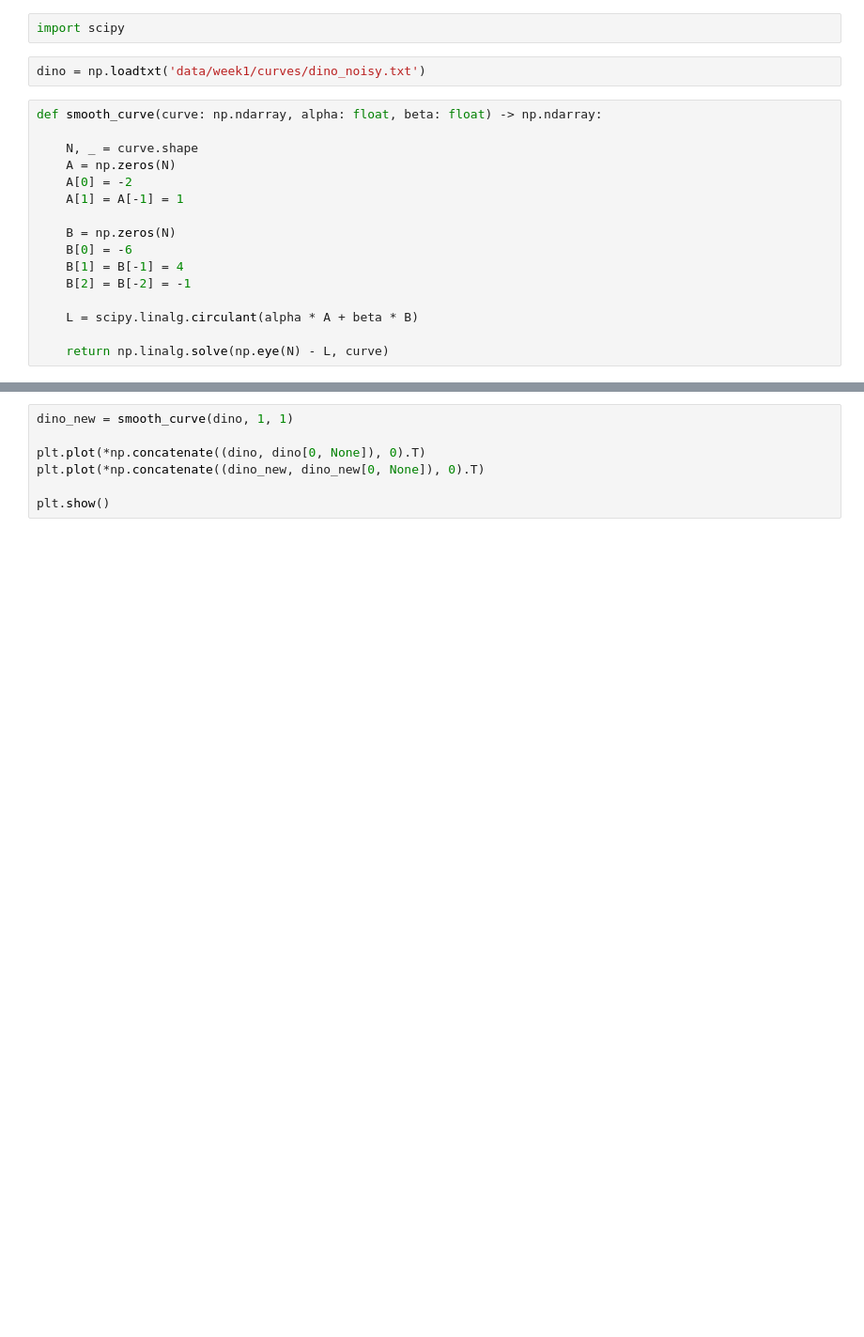
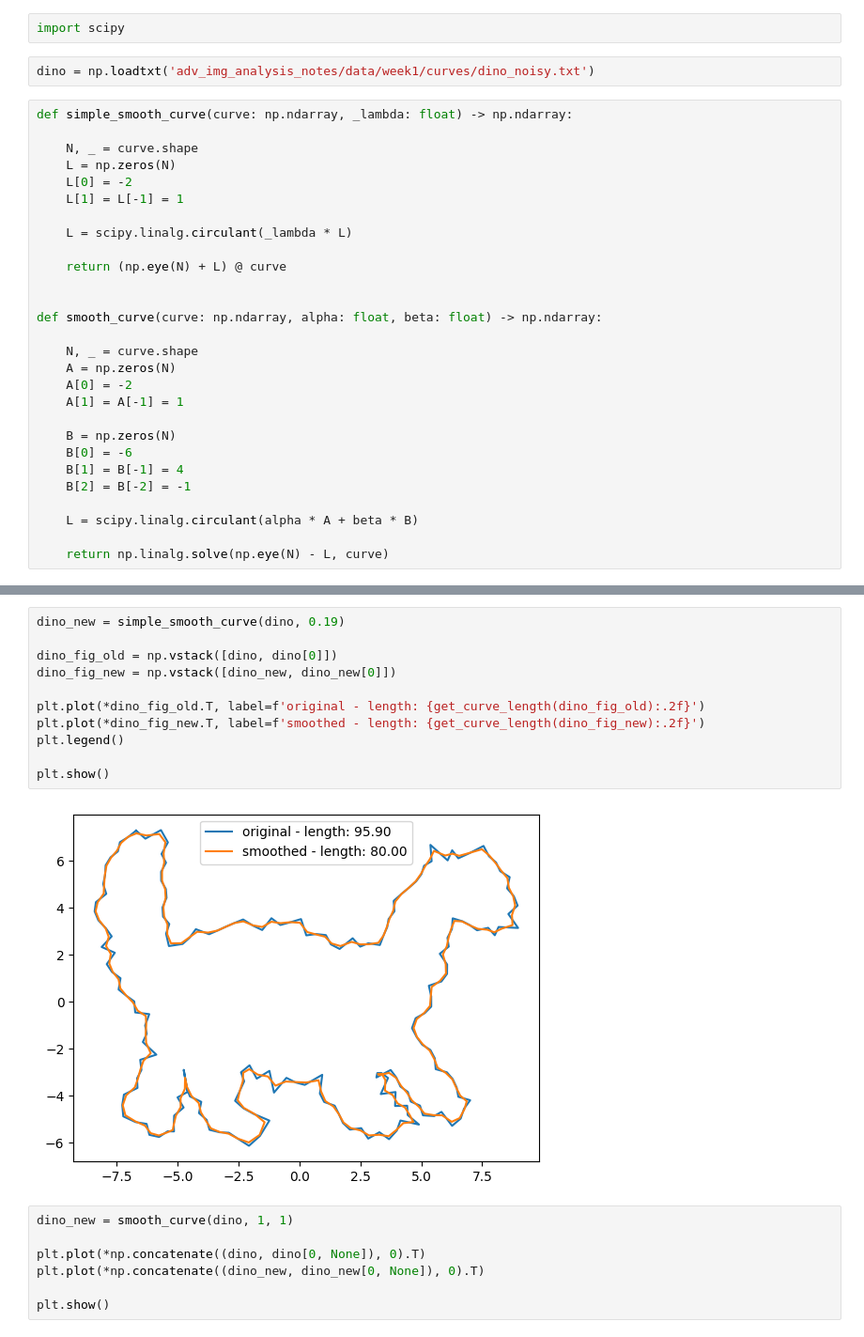
Before and after one commit to nielsenchristianole/adv_img_analysis_notes, a Jupyter notebook: excercises/week01.ipynb, the cells around one changed output, grey strips where cells are left out. Shown at 94% size. Cells and saved outputs as stored; diff of their text form; blank space fills up the shorter version.

```diff
--- a/excercises/week01.ipynb
+++ b/excercises/week01.ipynb
@@ -117,8 +122,20 @@ plt.show()
 # %%
 import scipy
 # %%
-dino = np.loadtxt('data/week1/curves/dino_noisy.txt')
+dino = np.loadtxt('adv_img_analysis_notes/data/week1/curves/dino_noisy.txt')
 # %%
+def simple_smooth_curve(curve: np.ndarray, _lambda: float) -> np.ndarray:
+
+    N, _ = curve.shape
+    L = np.zeros(N)
+    L[0] = -2
+    L[1] = L[-1] = 1
+
+    L = scipy.linalg.circulant(_lambda * L)
+
+    return (np.eye(N) + L) @ curve
+
+
 def smooth_curve(curve: np.ndarray, alpha: float, beta: float) -> np.ndarray:
 
     N, _ = curve.shape
@@ -137,3 +161,16 @@ def smooth_curve(curve: np.ndarray, alpha: float, beta: float) -> np.ndarray:
+# %%
+dino_new = simple_smooth_curve(dino, 0.19)
+
+dino_fig_old = np.vstack([dino, dino[0]])
+dino_fig_new = np.vstack([dino_new, dino_new[0]])
+
+plt.plot(*dino_fig_old.T, label=f'original - length: {get_curve_length(dino_fig_old):.2f}')
+plt.plot(*dino_fig_new.T, label=f'smoothed - length: {get_curve_length(dino_fig_new):.2f}')
+plt.legend()
+
+plt.show()
+# %% [output]
+[figure, added]
 # %%
 dino_new = smooth_curve(dino, 1, 1)
 
```
Also changed, not shown: parts of 7 cells of this notebook, 1 other file.
